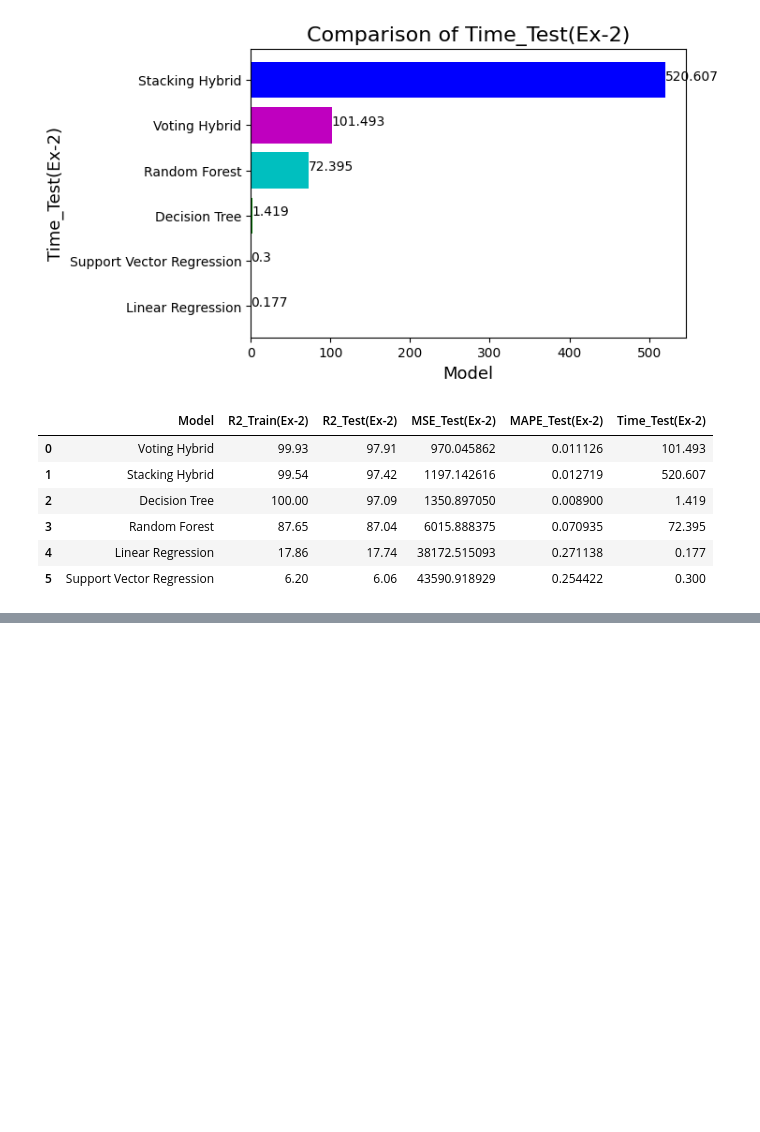
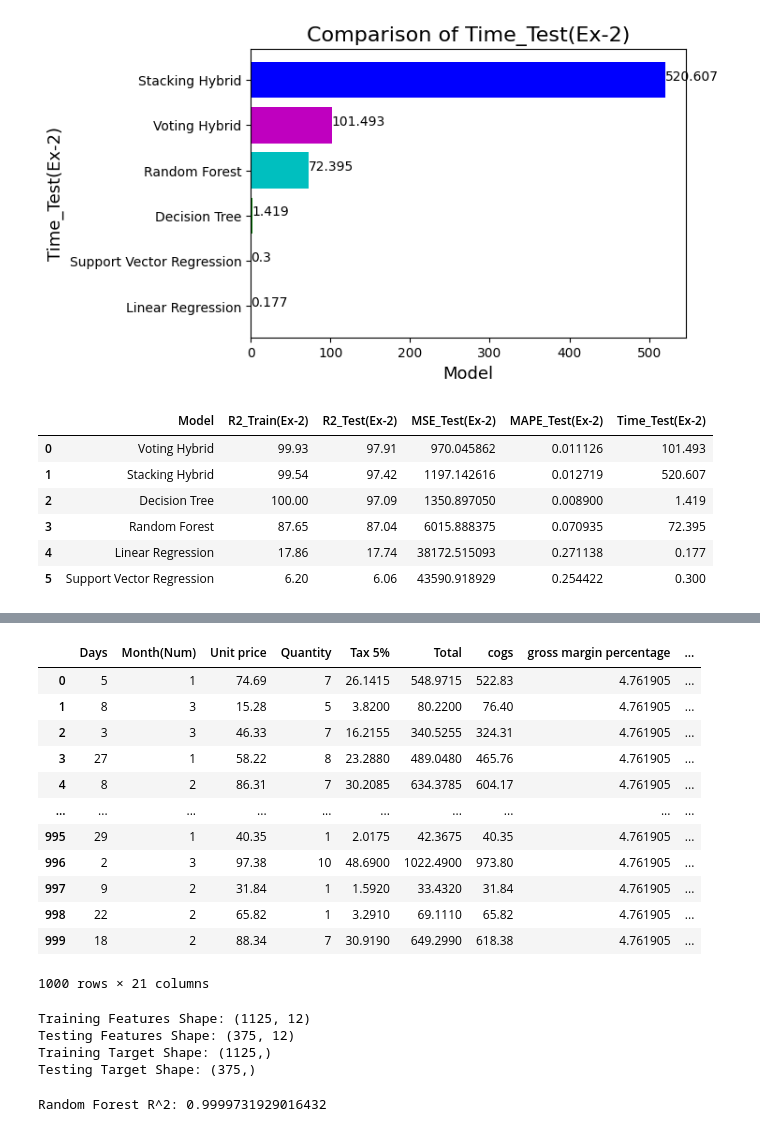
Before and after one commit to vasanthk99/Data_Science_Project, a Jupyter notebook: supermarket_sales_prediction_project.ipynb, the cells around one changed output, grey strips where cells are left out. Drawn from its saved outputs; the diff is of its cells as text; code cells hidden in the pictures; blank space fills up the shorter version.

```diff
--- a/supermarket_sales_prediction_project.ipynb
+++ b/supermarket_sales_prediction_project.ipynb
@@ -797,0 +853,19 @@ TestSlsX
+# %%
+def DataEnc(sls):
+    sls1=sls.copy()
+    print("Feature Types Before Encoding")
+    print(sls1.info())
+    obsls=sls1.dtypes[sls1.dtypes=='object'].index.tolist()
+    numsls=sls1.dtypes[sls1.dtypes!='object'].index.tolist()
+    sls_objdf=sls1[obsls]
+    sls_numdf=sls1[numsls]
+    cols = sls_objdf.columns.tolist()
+    sls_objdf[cols] = sls_objdf[cols].apply(preprocessing.LabelEncoder().fit_transform)
+    sls1=pandas.concat([sls_numdf,sls_objdf],axis=1)
+    if "Unnamed: 22" in sls1.columns:
+        sls1=sls1.drop("Unnamed: 22",axis=1)
+    print("Feature Types After Encoding")
+    print(sls1.info())
+    return sls1
+SlsDfNew_encoded=DataEnc(SlsDfNew)
+SlsDfNew_encoded.head()
@@ -797,0 +897,26 @@ TestSlsX
+# %%
+SlsDfNew_encoded
+# %% [output]
+|  | Days | Month(Num) | Unit price | Quantity | Tax 5% | Total | cogs | gross margin percentage | ... |
+| 0 | 5 | 1 | 74.69 | 7 | 26.1415 | 548.9715 | 522.83 | 4.761905 | ... |
+| 1 | 8 | 3 | 15.28 | 5 | 3.8200 | 80.2200 | 76.40 | 4.761905 | ... |
+| 2 | 3 | 3 | 46.33 | 7 | 16.2155 | 340.5255 | 324.31 | 4.761905 | ... |
+| 3 | 27 | 1 | 58.22 | 8 | 23.2880 | 489.0480 | 465.76 | 4.761905 | ... |
+| 4 | 8 | 2 | 86.31 | 7 | 30.2085 | 634.3785 | 604.17 | 4.761905 | ... |
+| ... | ... | ... | ... | ... | ... | ... | ... | ... | ... |
+| 995 | 29 | 1 | 40.35 | 1 | 2.0175 | 42.3675 | 40.35 | 4.761905 | ... |
+| 996 | 2 | 3 | 97.38 | 10 | 48.6900 | 1022.4900 | 973.80 | 4.761905 | ... |
+| 997 | 9 | 2 | 31.84 | 1 | 1.5920 | 33.4320 | 31.84 | 4.761905 | ... |
+| 998 | 22 | 2 | 65.82 | 1 | 3.2910 | 69.1110 | 65.82 | 4.761905 | ... |
+| 999 | 18 | 2 | 88.34 | 7 | 30.9190 | 649.2990 | 618.38 | 4.761905 | ... |
+1000 rows × 21 columns
+# %%
+print("Training Features Shape:", TrainSlsX.shape)
+print("Testing Features Shape:", TestSlsX.shape)
+print("Training Target Shape:", TrainSlsY.shape)
+print("Testing Target Shape:", TestSlsY.shape)
+# %% [output]
+Training Features Shape: (1125, 12)
+Testing Features Shape: (375, 12)
+Training Target Shape: (1125,)
+Testing Target Shape: (375,)
@@ -797,0 +929,15 @@ TestSlsX
+# %%
+from sklearn.ensemble import RandomForestRegressor
+from sklearn.svm import SVR
+from sklearn.linear_model import LinearRegression
+from sklearn.tree import DecisionTreeRegressor
+from sklearn.metrics import r2_score
+
+# Example for RandomForest
+model = RandomForestRegressor(random_state=10)
+model.fit(TrainSlsX_scaled, TrainSlsY)  # Train the model
+predictions = model.predict(TestSlsX_scaled)  # Predict on test data
+r2 = r2_score(TestSlsY, predictions)  # Compute R2 score
+print(f"Random Forest R^2: {r2}")
+# %% [output]
+Random Forest R^2: 0.9999731929016432
```
Also changed, not shown: parts of 25 cells of this notebook.
